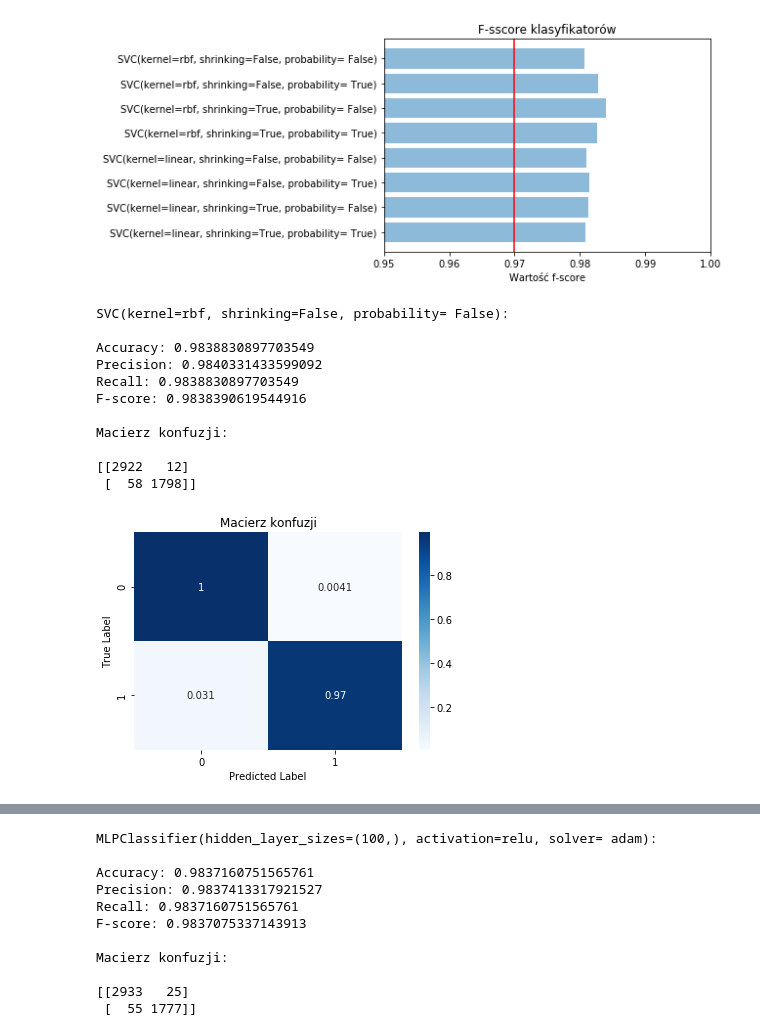
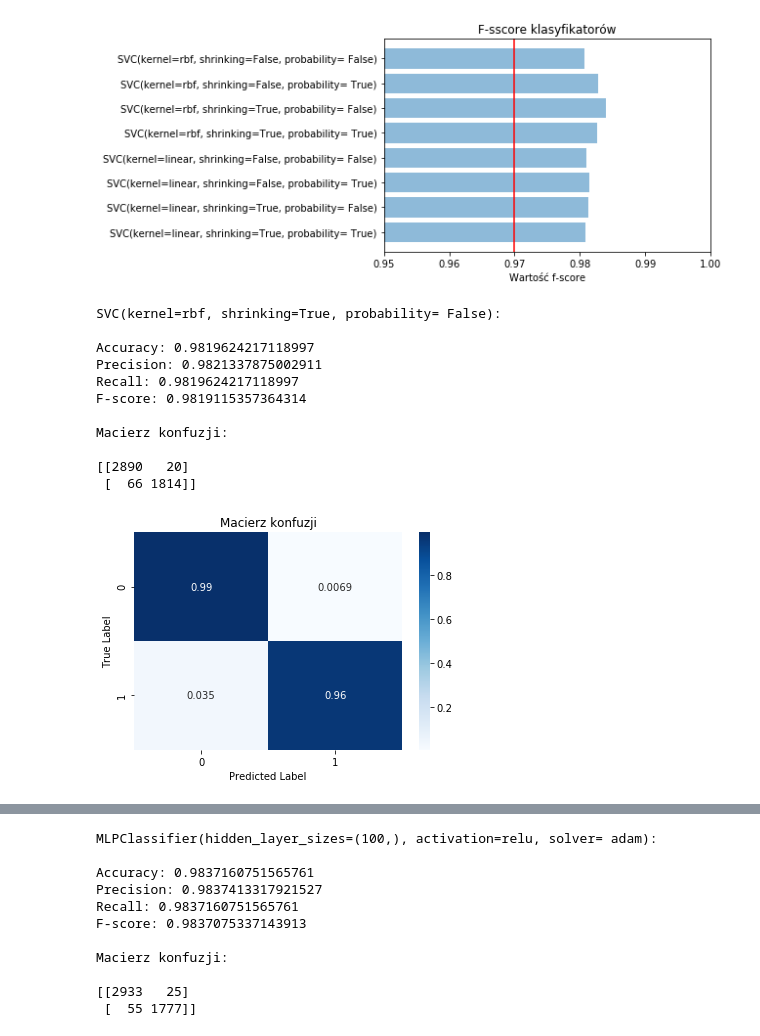
Before and after one commit to Torak28/Analityka_Eksploracja_Danych, a Jupyter notebook: 2_Data_Mining/Data_Mining.ipynb, the cells around one changed output, grey strips where cells are left out. Saved outputs shown, nothing was run; the diff lists cells and outputs as text; code cells hidden in the pictures.

```diff
--- a/2_Data_Mining/Data_Mining.ipynb
+++ b/2_Data_Mining/Data_Mining.ipynb
@@ -405,20 +405,20 @@ plt.xlim(0.95, 1.0)
 (0.95, 1.0)
 [figure]
 # %%
-do_the_thing(svm.SVC(kernel='rbf', gamma='scale', shrinking=True, probability= False), name='SVC(kernel=rbf, shrinking=False, probability= False)', data=datContent)
+do_the_thing(svm.SVC(kernel='rbf', gamma='scale', shrinking=True, probability= False), name='SVC(kernel=rbf, shrinking=True, probability= False)', data=datContent)
 # %% [output]
-SVC(kernel=rbf, shrinking=False, probability= False):
+SVC(kernel=rbf, shrinking=True, probability= False):
 
-Accuracy: 0.9838830897703549
-Precision: 0.9840331433599092
-Recall: 0.9838830897703549
-F-score: 0.9838390619544916
+Accuracy: 0.9819624217118997
+Precision: 0.9821337875002911
+Recall: 0.9819624217118997
+F-score: 0.9819115357364314
 
 Macierz konfuzji:
 
-[[2922   12]
- [  58 1798]]
+[[2890   20]
+ [  66 1814]]
-[figure, old version]
+[figure, new version]
 # %%
 all_fscores = []
 names = []
```
Also changed, not shown: parts of 8 cells of this notebook, 2 other files.
